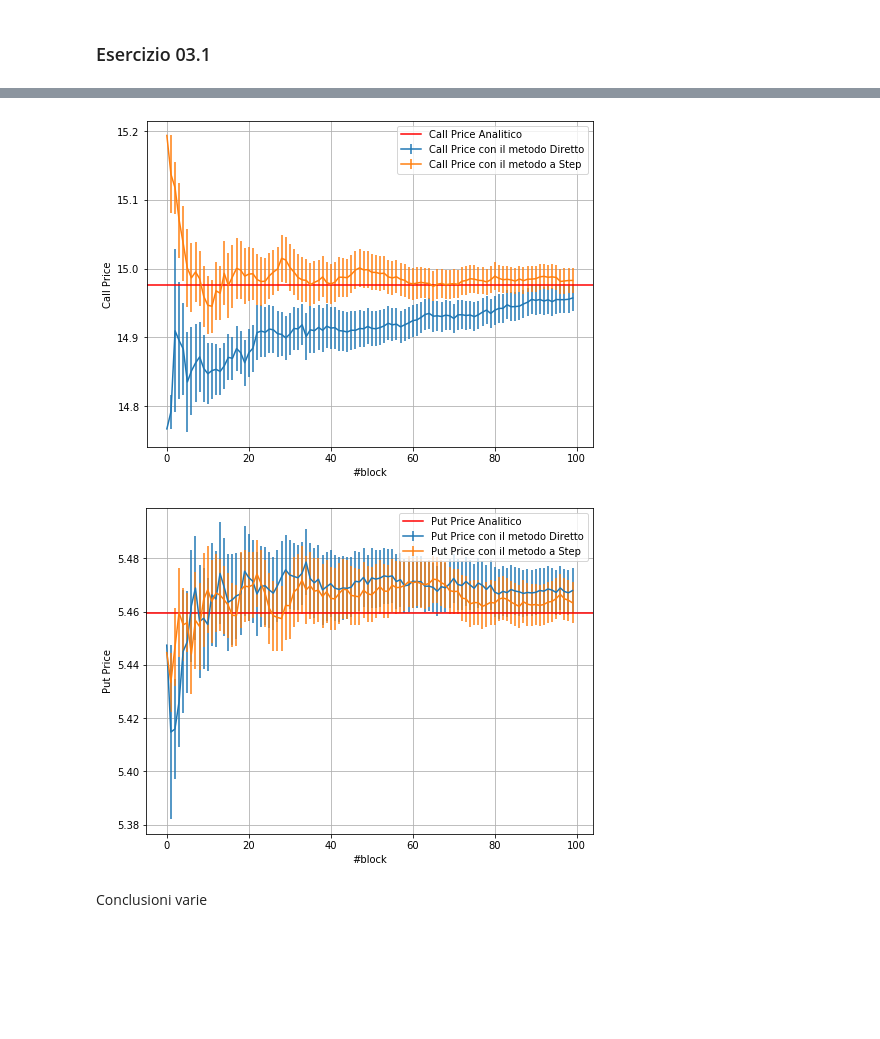
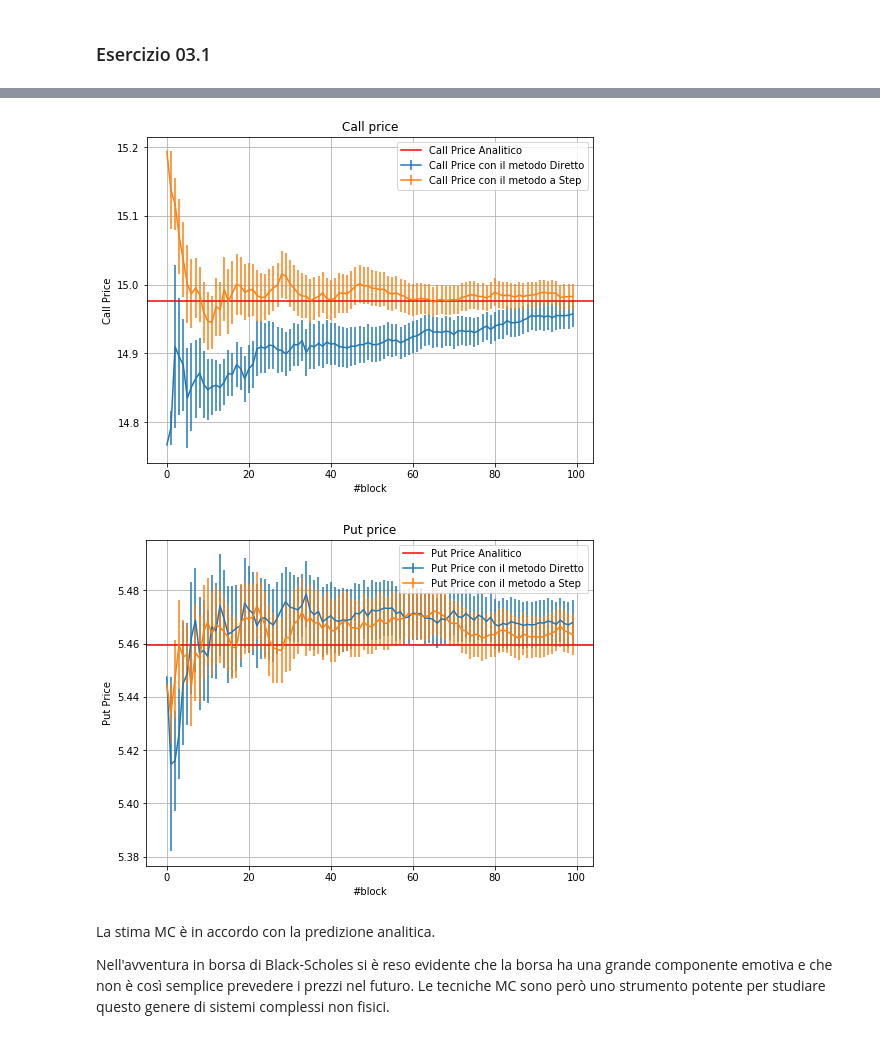
Before and after one commit to dariopullia/Numerical_Simulations_Lab, a Jupyter notebook: 03/Lezione3.ipynb, the cells around one changed output, grey strips where cells are left out. Cells and saved outputs as stored; diff of their text form; code cells hidden in the pictures; blank space fills up the shorter version.

```diff
--- a/03/Lezione3.ipynb
+++ b/03/Lezione3.ipynb
@@ -29,30 +39,33 @@ Affrontiamo il problema in modo diverso. Se il mercato si comporta in modo stoca
 # %%
 import matplotlib
 import matplotlib.pyplot as plt
 import numpy as np
 from scipy.optimize import curve_fit
 
 
 N=100
 CallPriceDir, CallPriceDirError,PutPriceDir, PutPriceDirError,CallPriceStep, CallPriceStepError,PutPriceStep, PutPriceStepError,  = np.loadtxt("/home/dario/Uni_ubu/lsn/03/data01/data01.dat", usecols=(0,1,2,3,4,5,6,7), delimiter=' ', unpack='true')
 x = np.arange(N)
 fig=plt.figure(figsize=(8, 6))
 
 plt.errorbar(x,CallPriceDir, yerr=CallPriceDirError, label="Call Price con il metodo Diretto")
 plt.errorbar(x,CallPriceStep, yerr=CallPriceStepError,label="Call Price con il metodo a Step")
 
+plt.title('Call price')
+
 plt.xlabel('#block')
 plt.ylabel('Call Price')
 plt.axhline(y = 14.97579, color = 'r', linestyle = '-',label="Call Price Analitico")
 plt.grid(True)
 plt.legend()
 plt.show()
 # %% [output]
-[figure, old version]
+[figure, new version]
 # %%
 fig=plt.figure(figsize=(8, 6))
 plt.errorbar(x,PutPriceDir, yerr=PutPriceDirError, label="Put Price con il metodo Diretto")
 plt.errorbar(x,PutPriceStep, yerr=PutPriceStepError, label="Put Price con il metodo a Step")
+plt.title('Put price')
 plt.xlabel('#block')
 plt.ylabel('Put Price')
 plt.axhline(y =5.45953, color = 'r', linestyle = '-', label="Put Price Analitico")
@@ -60,6 +73,8 @@ plt.grid(True)
 plt.legend()
 plt.show()
 # %% [output]
-[figure, old version]
+[figure, new version]
-# %% [markdown]
-Conclusioni varie
+# %% [markdown]
+La stima MC è in accordo con la predizione analitica.
+
+Nell'avventura in borsa di Black-Scholes si è reso evidente che la borsa ha una grande componente emotiva e che non è così semplice prevedere i prezzi nel futuro. Le tecniche MC sono però uno strumento potente per studiare questo genere di sistemi complessi non fisici.
```
Also changed, not shown: parts of 1 cell of this notebook, 1 other file.
